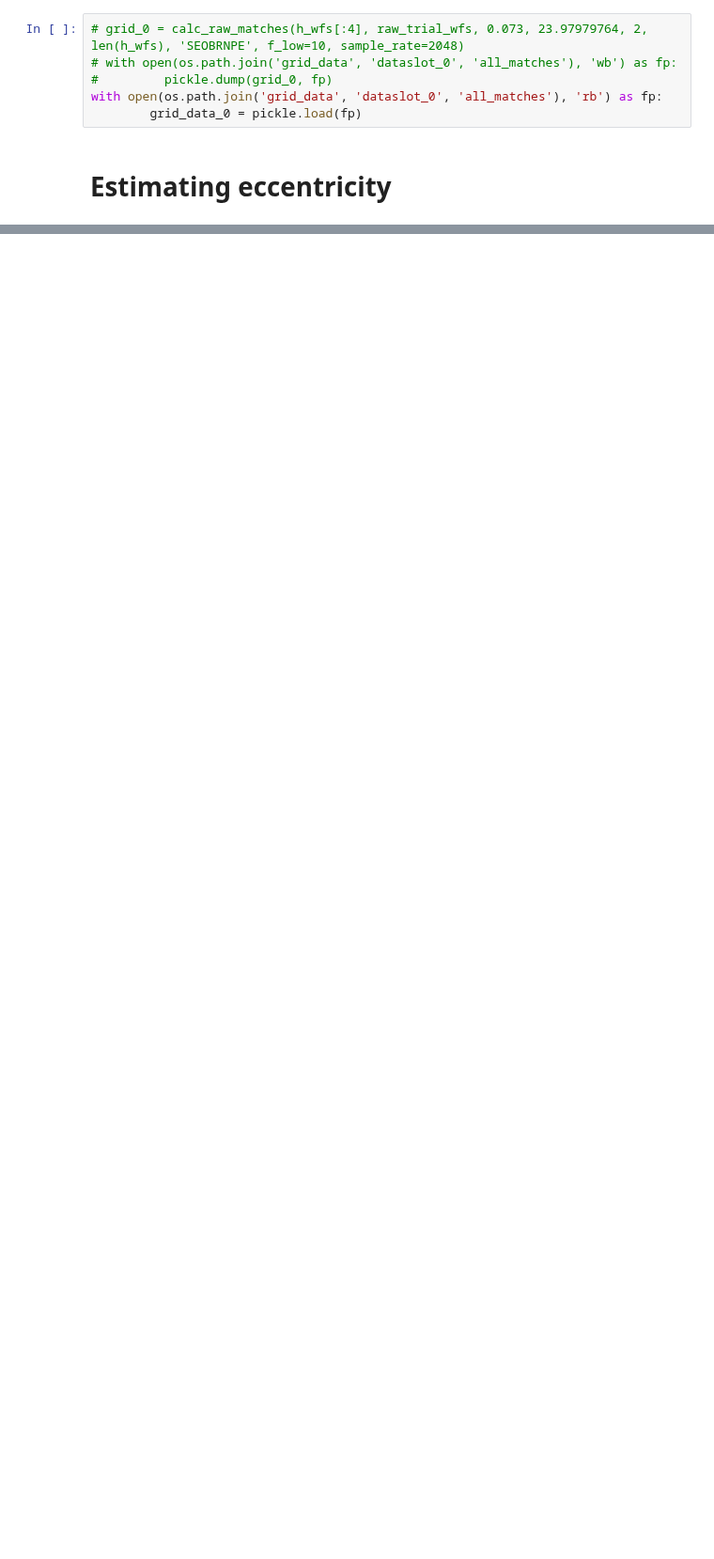
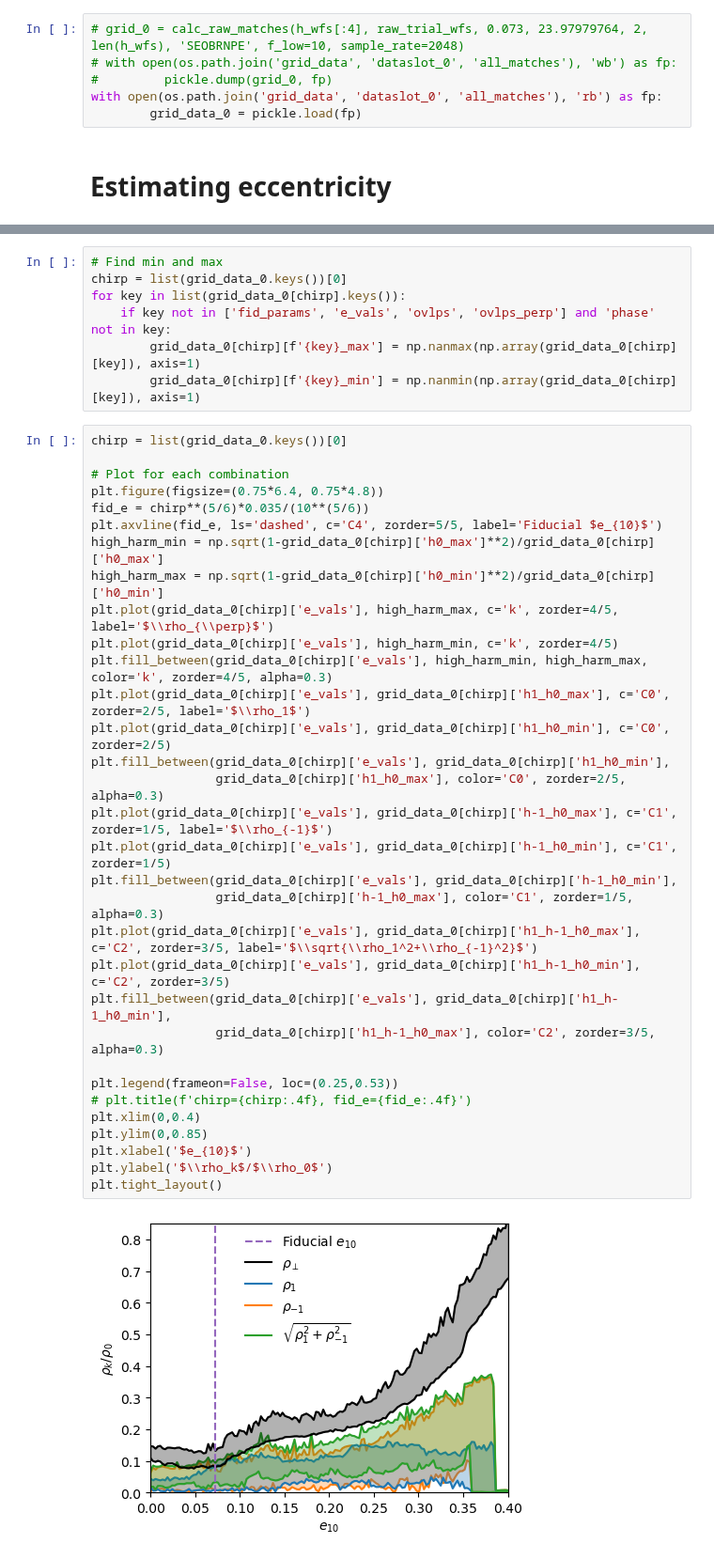
Before and after one commit to BenGPatterson/EccentricPrecession, a Jupyter notebook: seobnrpe_method.ipynb, the cells around one changed output, grey strips where cells are left out. Shown at 94% size. Drawn from its saved outputs; the diff is of its cells as text; blank space fills up the shorter version.

```diff
--- a/seobnrpe_method.ipynb
+++ b/seobnrpe_method.ipynb
@@ -261,0 +272,41 @@ with open(os.path.join('grid_data', 'dataslot_0', 'all_matches'), 'rb') as fp:
+# %%
+# Find min and max
+chirp = list(grid_data_0.keys())[0]
+for key in list(grid_data_0[chirp].keys()):
+    if key not in ['fid_params', 'e_vals', 'ovlps', 'ovlps_perp'] and 'phase' not in key:
+        grid_data_0[chirp][f'{key}_max'] = np.nanmax(np.array(grid_data_0[chirp][key]), axis=1)
+        grid_data_0[chirp][f'{key}_min'] = np.nanmin(np.array(grid_data_0[chirp][key]), axis=1)
+# %%
+chirp = list(grid_data_0.keys())[0]
+
+# Plot for each combination
+plt.figure(figsize=(0.75*6.4, 0.75*4.8))
+fid_e = chirp**(5/6)*0.035/(10**(5/6))
+plt.axvline(fid_e, ls='dashed', c='C4', zorder=5/5, label='Fiducial $e_{10}$')
+high_harm_min = np.sqrt(1-grid_data_0[chirp]['h0_max']**2)/grid_data_0[chirp]['h0_max']
+high_harm_max = np.sqrt(1-grid_data_0[chirp]['h0_min']**2)/grid_data_0[chirp]['h0_min']
+plt.plot(grid_data_0[chirp]['e_vals'], high_harm_max, c='k', zorder=4/5, label='$\\rho_{\\perp}$')
+plt.plot(grid_data_0[chirp]['e_vals'], high_harm_min, c='k', zorder=4/5)
+plt.fill_between(grid_data_0[chirp]['e_vals'], high_harm_min, high_harm_max, color='k', zorder=4/5, alpha=0.3)
+plt.plot(grid_data_0[chirp]['e_vals'], grid_data_0[chirp]['h1_h0_max'], c='C0', zorder=2/5, label='$\\rho_1$')
+plt.plot(grid_data_0[chirp]['e_vals'], grid_data_0[chirp]['h1_h0_min'], c='C0', zorder=2/5)
+plt.fill_between(grid_data_0[chirp]['e_vals'], grid_data_0[chirp]['h1_h0_min'],
+                 grid_data_0[chirp]['h1_h0_max'], color='C0', zorder=2/5, alpha=0.3)
+plt.plot(grid_data_0[chirp]['e_vals'], grid_data_0[chirp]['h-1_h0_max'], c='C1', zorder=1/5, label='$\\rho_{-1}$')
+plt.plot(grid_data_0[chirp]['e_vals'], grid_data_0[chirp]['h-1_h0_min'], c='C1', zorder=1/5)
+plt.fill_between(grid_data_0[chirp]['e_vals'], grid_data_0[chirp]['h-1_h0_min'],
+                 grid_data_0[chirp]['h-1_h0_max'], color='C1', zorder=1/5, alpha=0.3)
+plt.plot(grid_data_0[chirp]['e_vals'], grid_data_0[chirp]['h1_h-1_h0_max'], c='C2', zorder=3/5, label='$\\sqrt{\\rho_1^2+\\rho_{-1}^2}$')
+plt.plot(grid_data_0[chirp]['e_vals'], grid_data_0[chirp]['h1_h-1_h0_min'], c='C2', zorder=3/5)
+plt.fill_between(grid_data_0[chirp]['e_vals'], grid_data_0[chirp]['h1_h-1_h0_min'],
+                 grid_data_0[chirp]['h1_h-1_h0_max'], color='C2', zorder=3/5, alpha=0.3)
+
+plt.legend(frameon=False, loc=(0.25,0.53))
+# plt.title(f'chirp={chirp:.4f}, fid_e={fid_e:.4f}')
+plt.xlim(0,0.4)
+plt.ylim(0,0.85)
+plt.xlabel('$e_{10}$')
+plt.ylabel('$\\rho_k$/$\\rho_0$')
+plt.tight_layout()
+# %% [output]
+[figure, added]
```
Also changed, not shown: parts of 11 cells of this notebook.
